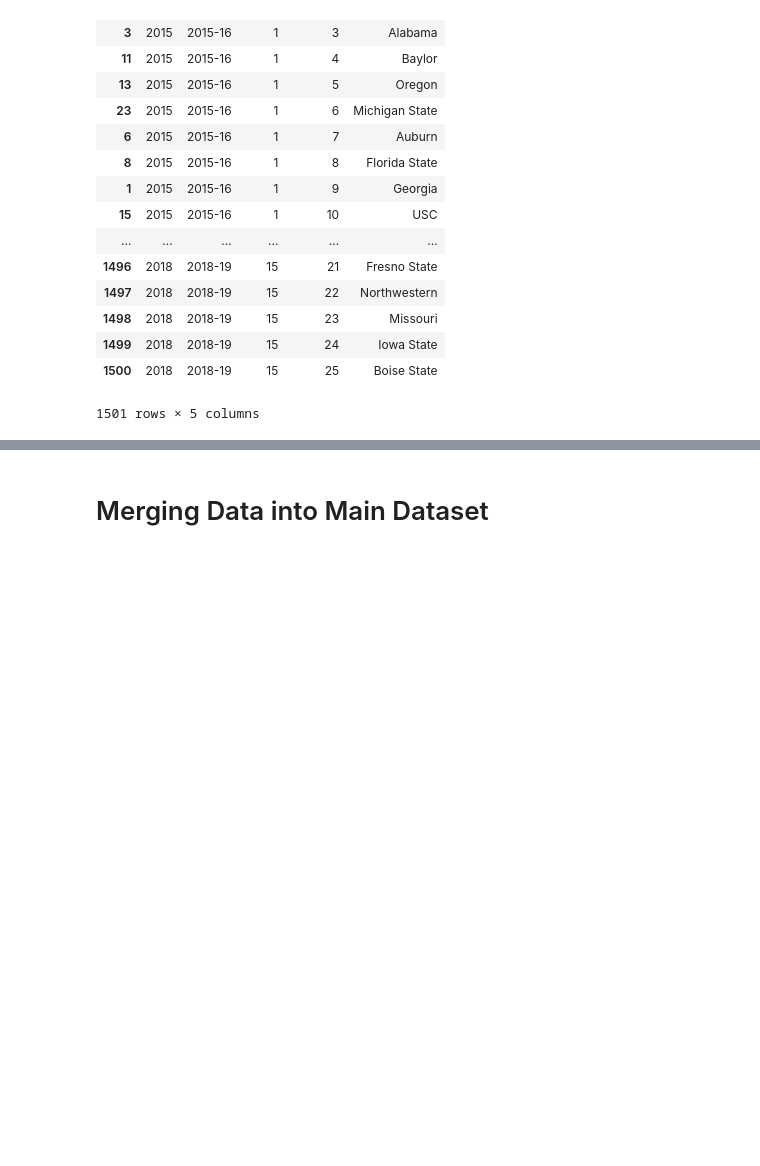
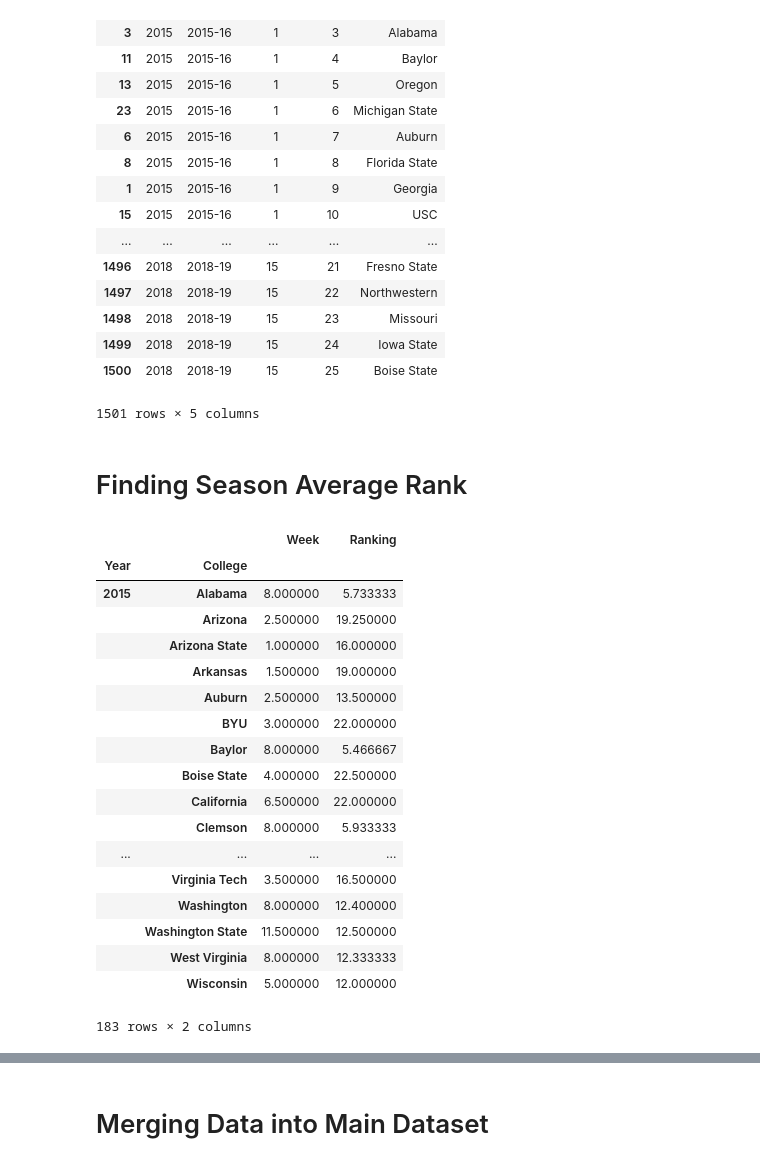
Before and after one commit to jamesbury3/College-Football-Prediction, a Jupyter notebook: API Calls.ipynb, the cells around one changed output, grey strips where cells are left out. Drawn from its saved outputs; the diff is of its cells as text; code cells hidden in the pictures; blank space fills up the shorter version.

```diff
--- a/API Calls.ipynb
+++ b/API Calls.ipynb
@@ -59,3 +60,28 @@ df
 1501 rows × 5 columns
 # %%
 df.to_csv("df.csv", index=False)
+# %% [markdown]
+# Finding Season Average Rank
+# %%
+season_rankings = df.groupby(["Year", "College"]).mean()
+season_rankings
+# %% [output]
+|  |  | Week | Ranking |
+| Year | College |  |  |
+| 2015 | Alabama | 8.000000 | 5.733333 |
+|  | Arizona | 2.500000 | 19.250000 |
+|  | Arizona State | 1.000000 | 16.000000 |
+|  | Arkansas | 1.500000 | 19.000000 |
+|  | Auburn | 2.500000 | 13.500000 |
+|  | BYU | 3.000000 | 22.000000 |
+|  | Baylor | 8.000000 | 5.466667 |
+|  | Boise State | 4.000000 | 22.500000 |
+|  | California | 6.500000 | 22.000000 |
+|  | Clemson | 8.000000 | 5.933333 |
+| ... | ... | ... | ... |
+|  | Virginia Tech | 3.500000 | 16.500000 |
+|  | Washington | 8.000000 | 12.400000 |
+|  | Washington State | 11.500000 | 12.500000 |
+|  | West Virginia | 8.000000 | 12.333333 |
+|  | Wisconsin | 5.000000 | 12.000000 |
+183 rows × 2 columns
```
Also changed, not shown: parts of 8 cells of this notebook.
